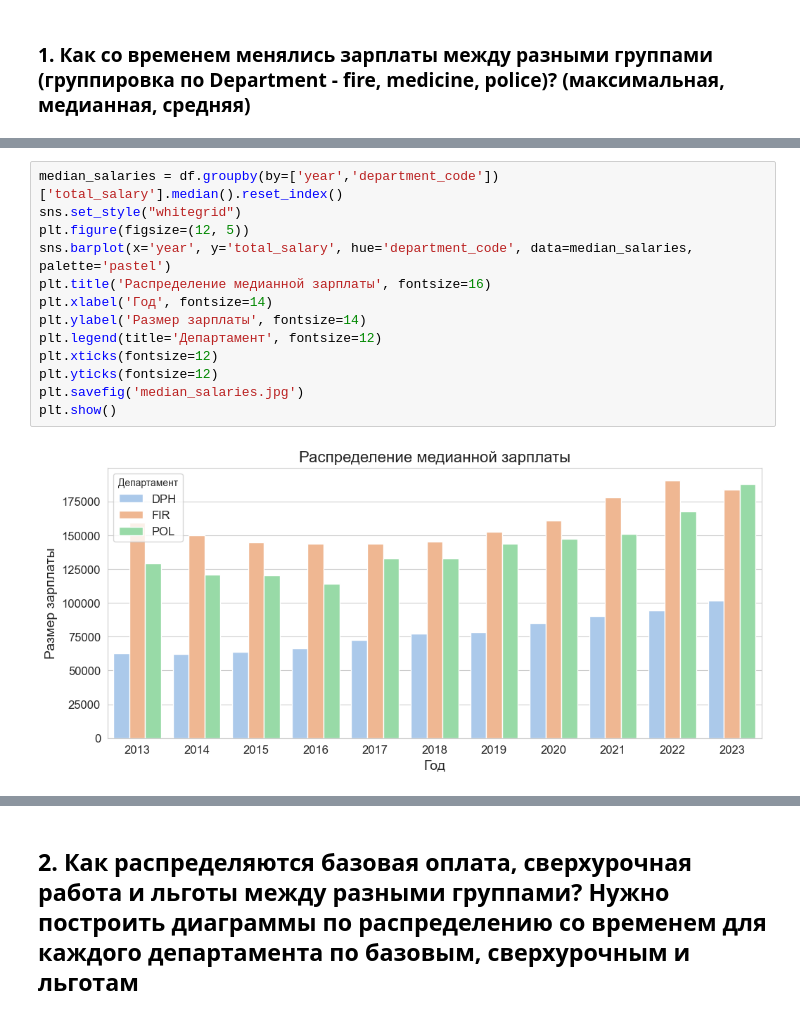
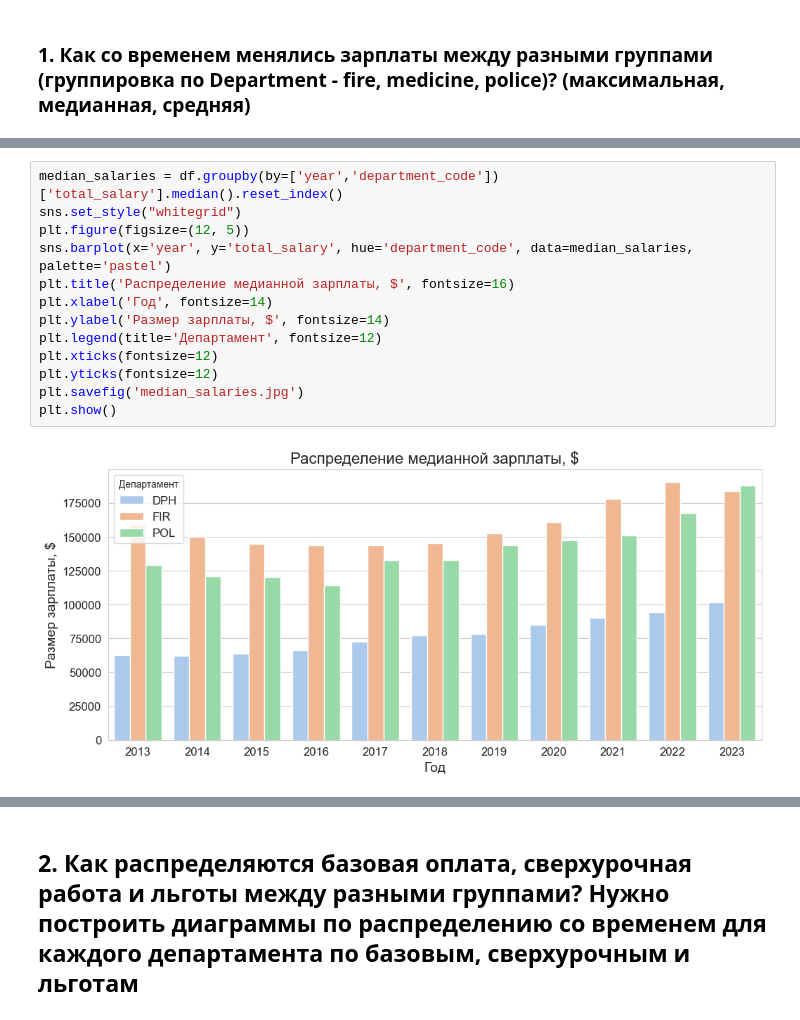
Before and after one commit to temasty/Project, a Jupyter notebook: Untitled3.ipynb, the cells around one changed output, grey strips where cells are left out. Saved outputs shown, nothing was run; the diff lists cells and outputs as text.

```diff
--- a/Untitled3.ipynb
+++ b/Untitled3.ipynb
@@ -88,18 +89,18 @@ plt.show()
 # %%
 median_salaries = df.groupby(by=['year','department_code'])['total_salary'].median().reset_index()
 sns.set_style("whitegrid")
 plt.figure(figsize=(12, 5))
 sns.barplot(x='year', y='total_salary', hue='department_code', data=median_salaries, palette='pastel')
-plt.title('Распределение медианной зарплаты', fontsize=16)
+plt.title('Распределение медианной зарплаты, $', fontsize=16)
 plt.xlabel('Год', fontsize=14)
-plt.ylabel('Размер зарплаты', fontsize=14)
+plt.ylabel('Размер зарплаты, $', fontsize=14)
 plt.legend(title='Департамент', fontsize=12)
 plt.xticks(fontsize=12)
 plt.yticks(fontsize=12)
 plt.savefig('median_salaries.jpg')
 plt.show()
 # %% [output]
-[figure, old version]
+[figure, new version]
 # %%
 mean_salaries = df.groupby(by=['year','department_code'])['total_salary'].mean().reset_index()
 sns.set_style("whitegrid")
```
Also changed, not shown: parts of 12 cells of this notebook.
